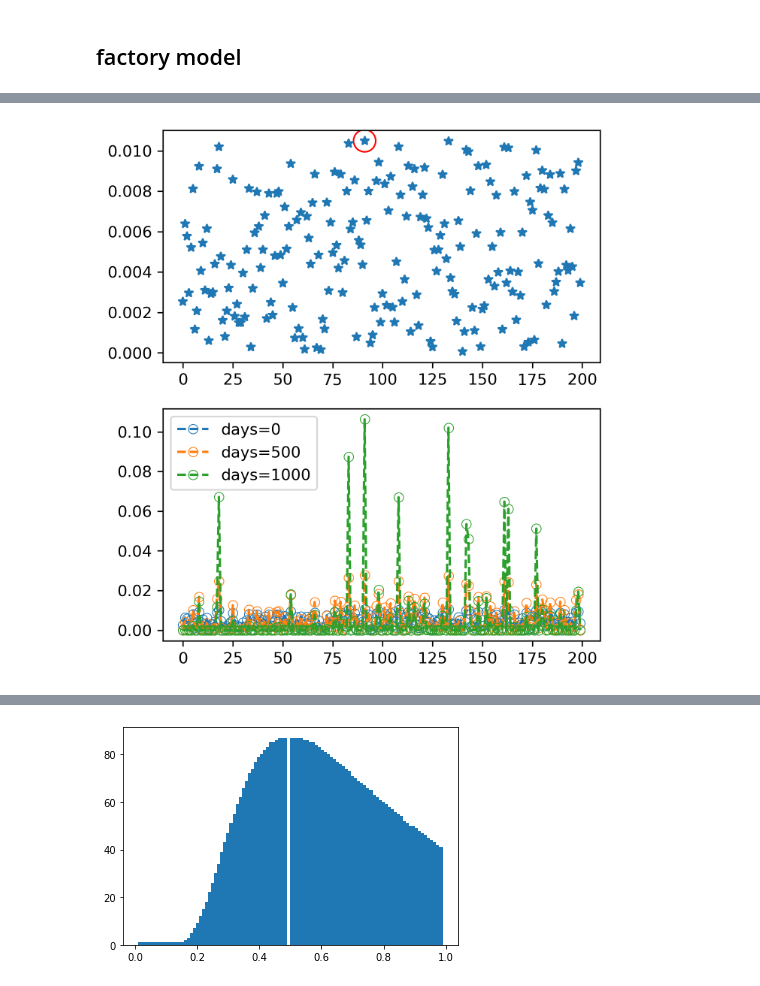
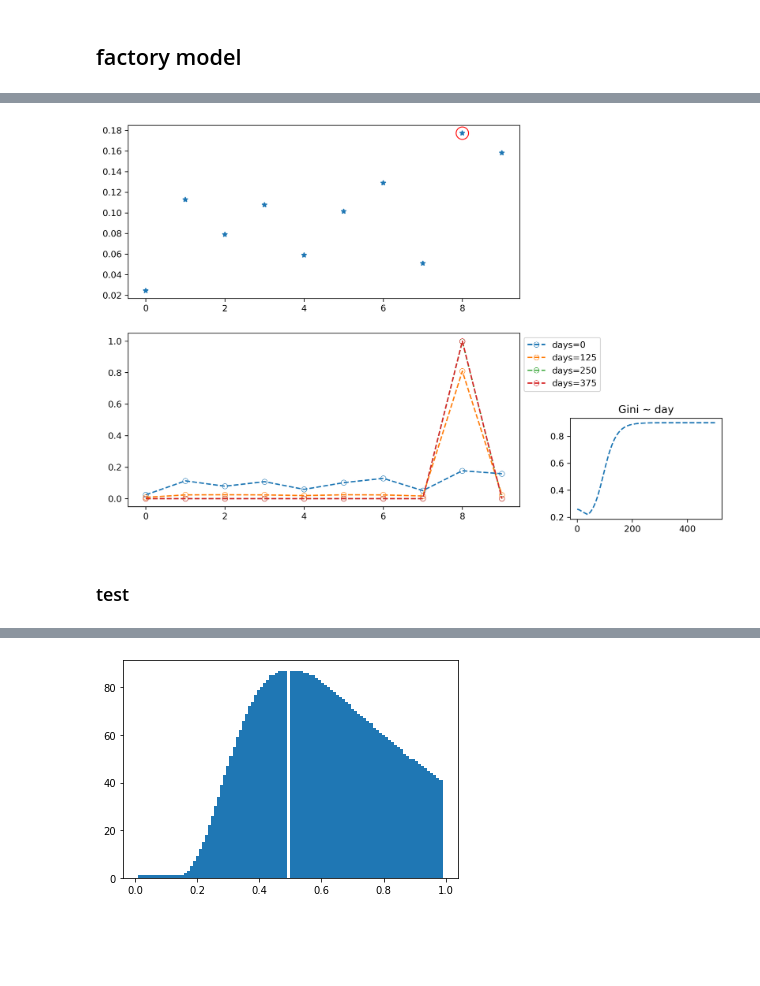
Before and after one commit to junw59/money_dynamic, a Jupyter notebook: money.ipynb, the cells around one changed output, grey strips where cells are left out. Cells and saved outputs as stored; diff of their text form; code cells hidden in the pictures; blank space fills up the shorter version.

```diff
--- a/money.ipynb
+++ b/money.ipynb
@@ -5,0 +7,10 @@ import pandas as pd
+# %%
+def heav(x,f):
+    if x >= f:
+        return f
+    elif x >= 0:
+        return x*0.5
+    else :
+        return 0
+
+heav_=np.frompyfunc(heav,2,1,)
@@ -39,8 +85,8 @@ def factory_gen(D,Num,days=100,exp=1):
 # %%
 # fig,ax=plt.subplots(figsize=(5,5),dpi=300)
-fig=plt.figure(figsize=(5,6),dpi=300)
+fig=plt.figure(figsize=(5,5),dpi=300)
 
-Num=100
+Num=10
 D=np.random.rand(Num)
 
 max_x=np.where(D==np.max(D))
@@ -50,15 +96,16 @@ min_x=np.where(D==np.min(D))
 # ax.plot(D,'*')
 # ax.scatter(max_x,D[max_x],marker="o",s=200,c='none',edgecolor='red')
 # ax.plot(max_x,D[max_x],marker="o",ms=100,c='none',markeredgecolor='red')
-day=100
+day=1000
 
-Ds=factory_gen(D,Num,days=day,exp=1.83)
+Ds,Fs=factory_gen(D,Num,days=day,exp=1.0)
 ax=fig.add_subplot(2,1,1)
+Ds=Ds/Ds.sum(axis=1).reshape(Ds.shape[0],1)
 # ax.plot(Ds[:,max_x[0]],'--')
-ax.plot(Ds[:,max_x[0]],'o')
+ax.plot(Ds[:,:],'-')
 
-ax=fig.add_subplot(2,1,2)
-ax.plot(Ds[:,min_x[0]],'o')
+# ax=fig.add_subplot(2,1,2)
+# ax.plot(Ds[:,min_x[0]],'o')
 
 plt.show()
 # %% [output]
@@ -66,29 +113,37 @@ plt.show()
 # %%
-fig,axs=plt.subplots(2,1,figsize=(5,6),dpi=300)
+fig,axs=plt.subplots(2,1,figsize=(8,8),dpi=300)
 
-Num=200
+Num=10
 D=np.random.rand(Num)
 D=D/D.sum()
 max_x=np.where(D==np.max(D))
 D[max_x]
 
 
 ax=axs[0]
 ax.plot(D,'*')
 ax.scatter(max_x,D[max_x],marker="o",s=200,c='none',edgecolor='red')
 # ax.plot(max_x,D[max_x],marker="o",ms=100,c='none',markeredgecolor='red')
 
 ax=axs[1]
 
+days=500
 # for day in [10,50,300,500]:
-Ds=factory_gen(D,Num,days=1000,exp=1.03)
-for day in [0,500,1000]:
+Ds,Fs=factory_gen(D,Num,days=days,exp=1.00)
+for day in range(0,days,days//4):
     D=Ds[day,:]
     ax.plot(D/D.sum(),'--',label='days=%d'%day,marker='o',markerfacecolor='none',markeredgewidth=0.5)
 
-ax.legend()
+ax.legend(loc='upper left',bbox_to_anchor=(1,1))
 # ax.set_xbound([-1,20])
 
+ax=fig.add_axes([1,0.1,0.3,0.2])
+ginis=[gini(Ds[day,:]) for day in range(Ds.shape[0])]
+ax.plot(ginis,'--')
+ax.set_title("Gini ~ day")
+
 plt.show()
 # %% [output]
-[figure, old version]
+[figure, new version]
+# %% [markdown]
+### test
```
Also changed, not shown: parts of 21 cells of this notebook, 17 other files.
